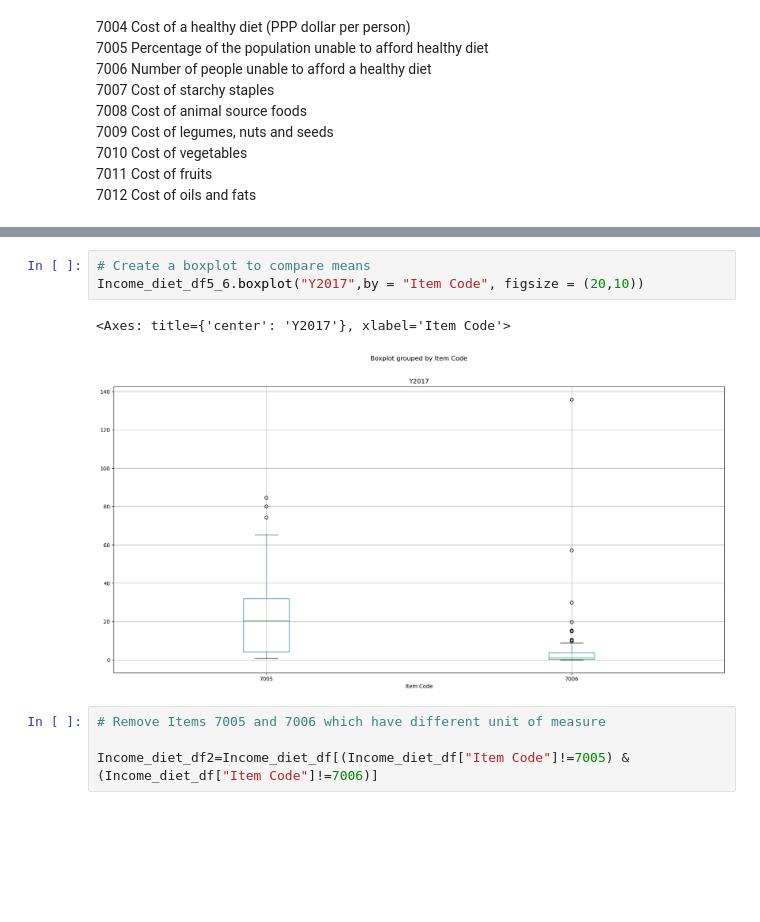
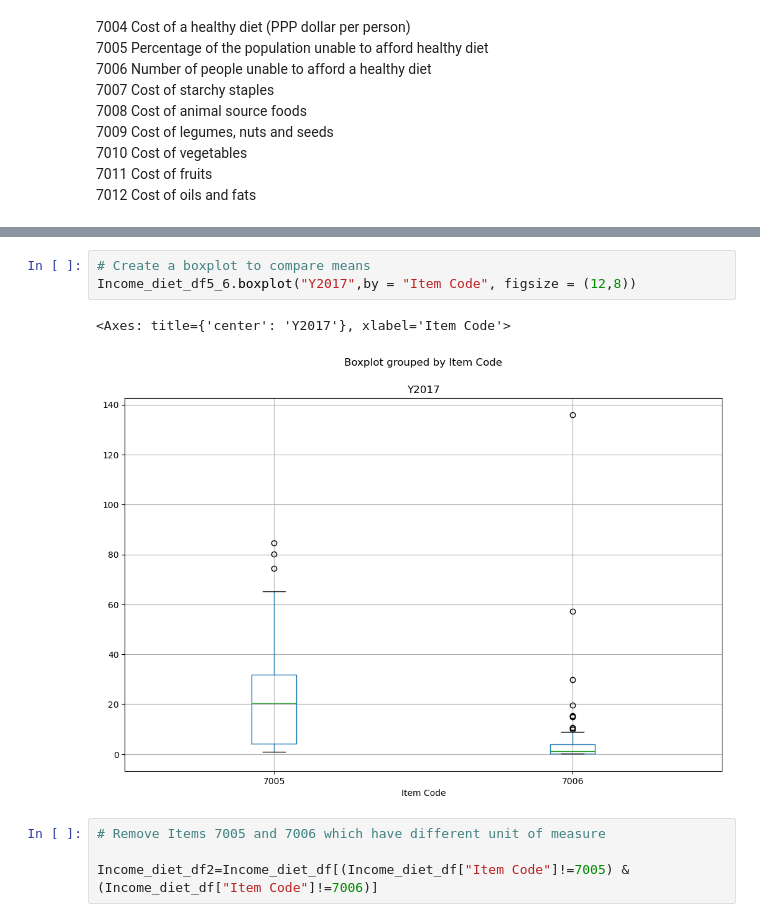
Before and after one commit to janettelau/consumption-patterns, a Jupyter notebook: Affordability_Obesity_sunil.ipynb, the cells around one changed output, grey strips where cells are left out. Saved outputs shown, nothing was run; the diff lists cells and outputs as text; blank space fills up the shorter version.

```diff
--- a/Affordability_Obesity_sunil.ipynb
+++ b/Affordability_Obesity_sunil.ipynb
@@ -88,9 +77,9 @@ Income_diet_df5_6
 # %%
 # Create a boxplot to compare means
-Income_diet_df5_6.boxplot("Y2017",by = "Item Code", figsize = (20,10))
+Income_diet_df5_6.boxplot("Y2017",by = "Item Code", figsize = (12,8))
 # %% [output]
 <Axes: title={'center': 'Y2017'}, xlabel='Item Code'>
-[figure, old version]
+[figure, new version]
 # %%
 # Remove Items 7005 and 7006 which have different unit of measure
 
```
Also changed, not shown: parts of 16 cells of this notebook, 4 other files.
